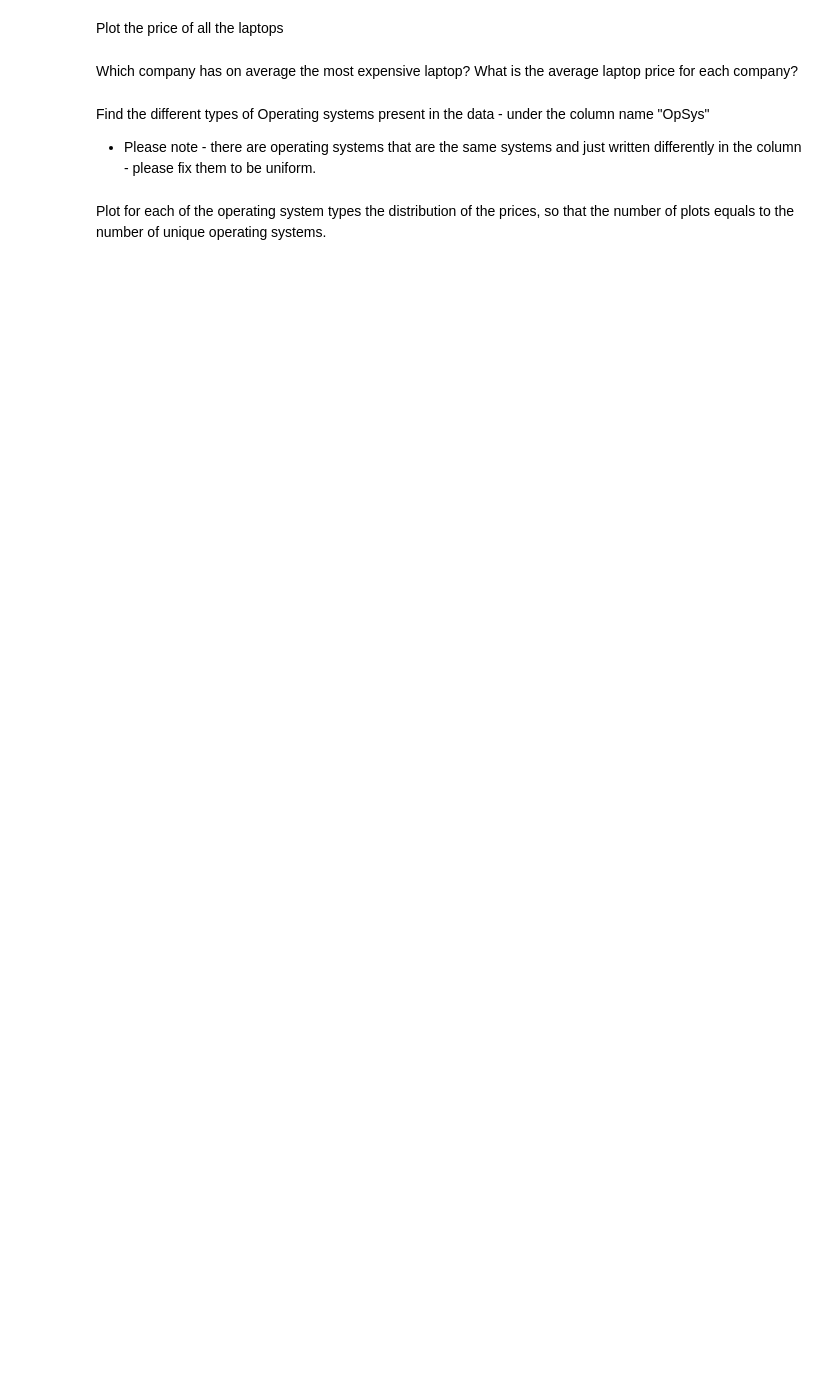
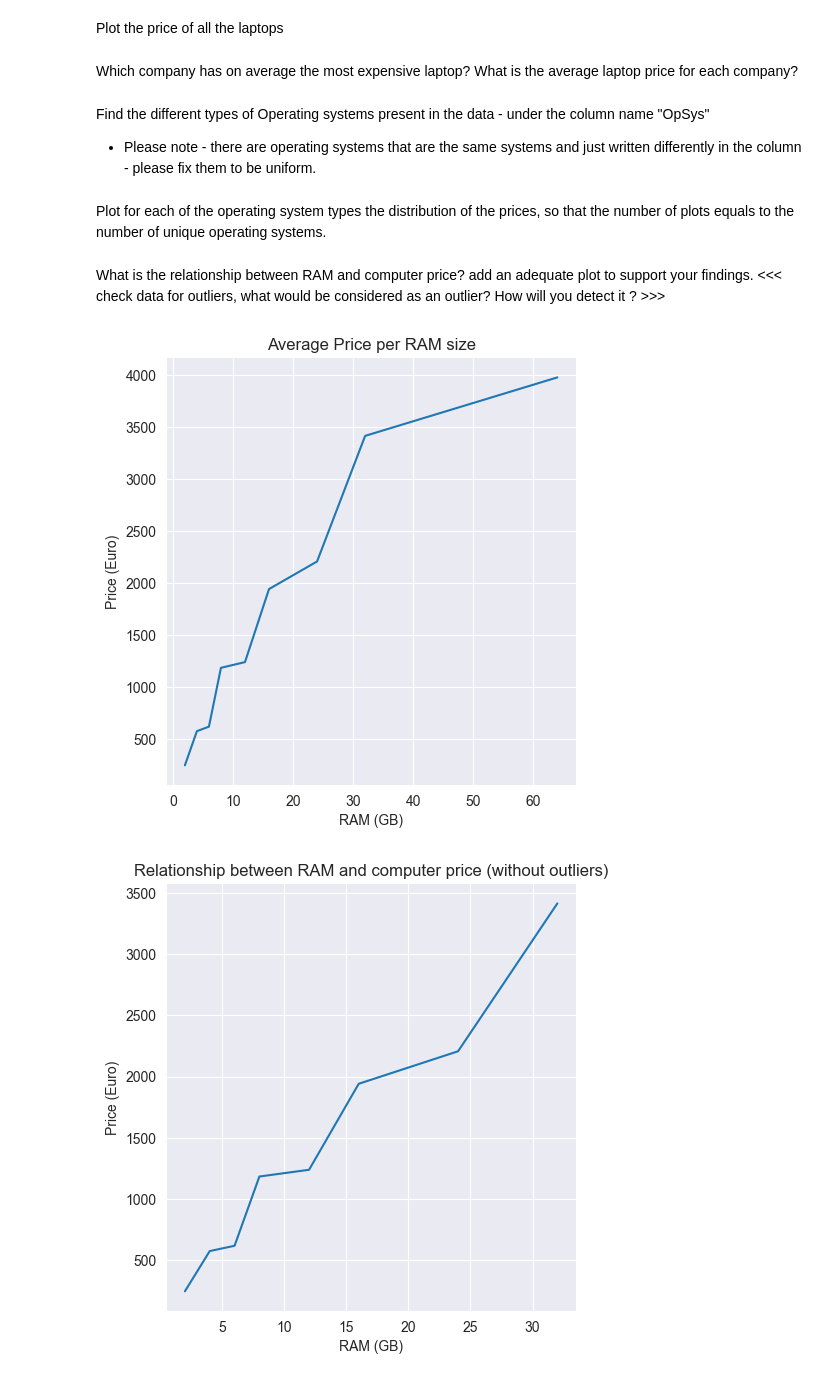
Before and after one commit to HillelAlon/MiniProject1, a Jupyter notebook: MiniProject1.ipynb, the cells around one changed output. Cells and saved outputs as stored; diff of their text form; code cells hidden in the pictures; blank space fills up the shorter version.

Commit message:
working on the relationship between RAM and computer price, not finish yet

```diff
--- a/MiniProject1.ipynb
+++ b/MiniProject1.ipynb
@@ -49,3 +67,20 @@ Plot for each of the operating system types the distribution of the prices, so t
 for OS in df['OpSys'].unique().tolist():
     df1 = df[df['OpSys'] == OS]
     sns.displot(df1, x="Price (Euro)",stat='count').set(title=f"Distribution of Price of '{OS}'")
+# %% [markdown]
+What is the relationship between RAM and computer price? add an adequate plot to support your findings.
+<<< check data for outliers, what would be considered as an outlier? How will you detect it ? >>>
+# %%
+ram_sizes = df['RAM (GB)'].unique()
+#sns.lmplot(x="RAM (GB)", y="Price (Euro)", data=df,x_bins=ram_sizes);
+ax = sns.relplot(data=df, kind="line", x="RAM (GB)", y="Price (Euro)", errorbar=None,).set(title="Average Price per RAM size")
+
+df2 = df[df['RAM (GB)'] != 64]
+ax2 = sns.relplot(data=df2, kind="line", x="RAM (GB)", y="Price (Euro)", errorbar=None,).set(title="Relationship between RAM and computer price (without outliers)")
+
+#ax.set(xticks=ram_sizes)
+
+sns.lmplot(x="RAM (GB)", y="Price (Euro)", data=df2, x_estimator=np.mean);
+# %% [output]
+[figure, added]
+[figure, added]
```
Also changed, not shown: parts of 2 cells of this notebook.
